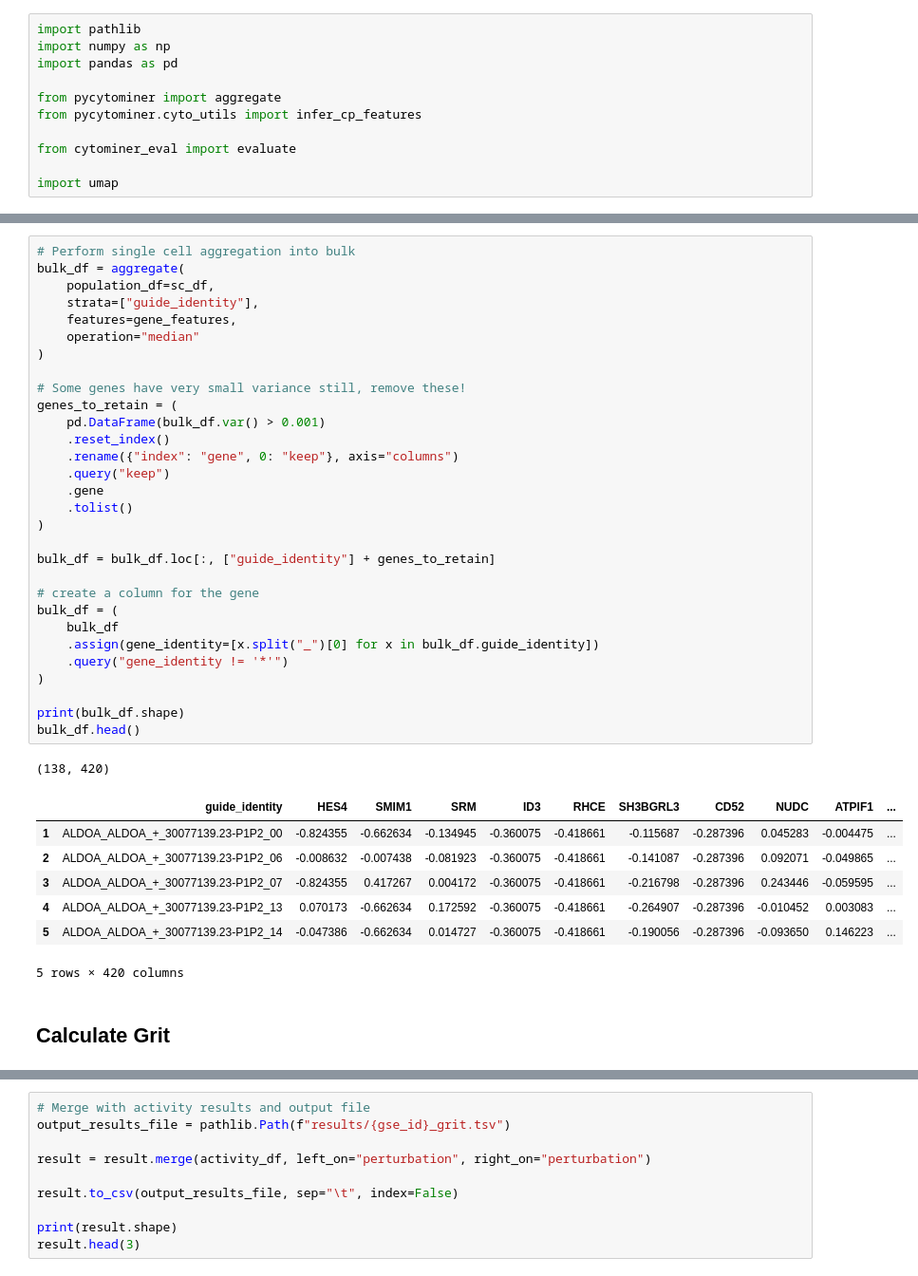
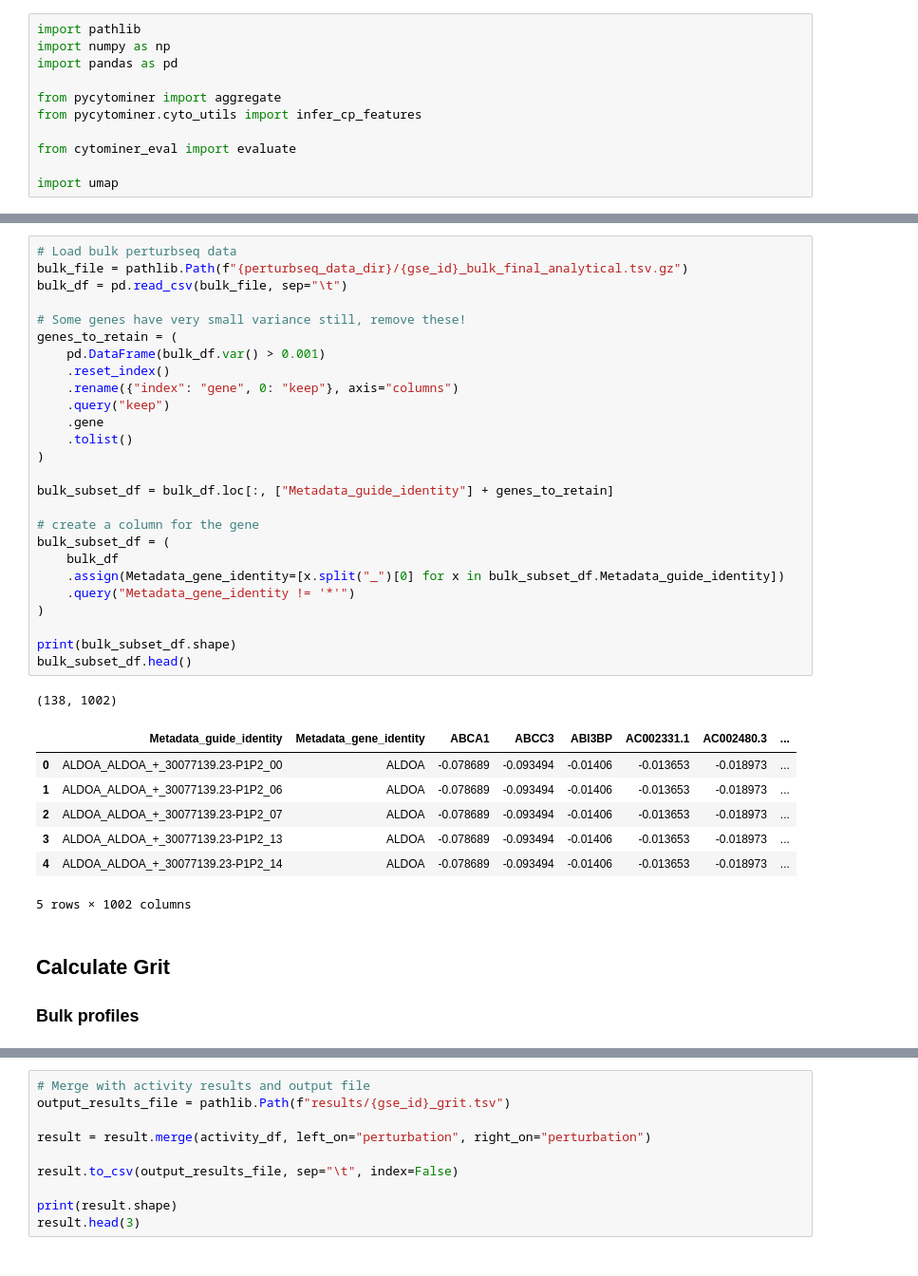
Before and after one commit to broadinstitute/grit-benchmark, a Jupyter notebook: 1.calculate-metrics/perturb-seq/0.calculate-grit-perturbseq.ipynb, the cells around one changed output, grey strips where cells are left out. Shown at 95% size. Drawn from its saved outputs; the diff is of its cells as text.

```diff
--- a/1.calculate-metrics/perturb-seq/0.calculate-grit-perturbseq.ipynb
+++ b/1.calculate-metrics/perturb-seq/0.calculate-grit-perturbseq.ipynb
@@ -90,41 +61,39 @@ sc_df.head()
 # %%
-# Perform single cell aggregation into bulk
-bulk_df = aggregate(
-    population_df=sc_df,
-    strata=["guide_identity"],
-    features=gene_features,
-    operation="median"
-)
+# Load bulk perturbseq data
+bulk_file = pathlib.Path(f"{perturbseq_data_dir}/{gse_id}_bulk_final_analytical.tsv.gz")
+bulk_df = pd.read_csv(bulk_file, sep="\t")
 
 # Some genes have very small variance still, remove these!
 genes_to_retain = (
     pd.DataFrame(bulk_df.var() > 0.001)
     .reset_index()
     .rename({"index": "gene", 0: "keep"}, axis="columns")
     .query("keep")
     .gene
     .tolist()
 )
 
-bulk_df = bulk_df.loc[:, ["guide_identity"] + genes_to_retain]
+bulk_subset_df = bulk_df.loc[:, ["Metadata_guide_identity"] + genes_to_retain]
 
 # create a column for the gene
-bulk_df = (
+bulk_subset_df = (
     bulk_df
-    .assign(gene_identity=[x.split("_")[0] for x in bulk_df.guide_identity])
-    .query("gene_identity != '*'")
+    .assign(Metadata_gene_identity=[x.split("_")[0] for x in bulk_subset_df.Metadata_guide_identity])
+    .query("Metadata_gene_identity != '*'")
 )
 
-print(bulk_df.shape)
-bulk_df.head()
+print(bulk_subset_df.shape)
+bulk_subset_df.head()
 # %% [output]
-(138, 420)
+(138, 1002)
-|  | guide_identity | HES4 | SMIM1 | SRM | ID3 | RHCE | SH3BGRL3 | CD52 | NUDC | ATPIF1 | ... |
-| 1 | ALDOA_ALDOA_+_30077139.23-P1P2_00 | -0.824355 | -0.662634 | -0.134945 | -0.360075 | -0.418661 | -0.115687 | -0.287396 | 0.045283 | -0.004475 | ... |
-| 2 | ALDOA_ALDOA_+_30077139.23-P1P2_06 | -0.008632 | -0.007438 | -0.081923 | -0.360075 | -0.418661 | -0.141087 | -0.287396 | 0.092071 | -0.049865 | ... |
-| 3 | ALDOA_ALDOA_+_30077139.23-P1P2_07 | -0.824355 | 0.417267 | 0.004172 | -0.360075 | -0.418661 | -0.216798 | -0.287396 | 0.243446 | -0.059595 | ... |
-| 4 | ALDOA_ALDOA_+_30077139.23-P1P2_13 | 0.070173 | -0.662634 | 0.172592 | -0.360075 | -0.418661 | -0.264907 | -0.287396 | -0.010452 | 0.003083 | ... |
-| 5 | ALDOA_ALDOA_+_30077139.23-P1P2_14 | -0.047386 | -0.662634 | 0.014727 | -0.360075 | -0.418661 | -0.190056 | -0.287396 | -0.093650 | 0.146223 | ... |
+|  | Metadata_guide_identity | Metadata_gene_identity | ABCA1 | ABCC3 | ABI3BP | AC002331.1 | AC002480.3 | ... |
+| 0 | ALDOA_ALDOA_+_30077139.23-P1P2_00 | ALDOA | -0.078689 | -0.093494 | -0.01406 | -0.013653 | -0.018973 | ... |
+| 1 | ALDOA_ALDOA_+_30077139.23-P1P2_06 | ALDOA | -0.078689 | -0.093494 | -0.01406 | -0.013653 | -0.018973 | ... |
+| 2 | ALDOA_ALDOA_+_30077139.23-P1P2_07 | ALDOA | -0.078689 | -0.093494 | -0.01406 | -0.013653 | -0.018973 | ... |
+| 3 | ALDOA_ALDOA_+_30077139.23-P1P2_13 | ALDOA | -0.078689 | -0.093494 | -0.01406 | -0.013653 | -0.018973 | ... |
+| 4 | ALDOA_ALDOA_+_30077139.23-P1P2_14 | ALDOA | -0.078689 | -0.093494 | -0.01406 | -0.013653 | -0.018973 | ... |
-5 rows × 420 columns
+5 rows × 1002 columns
 # %% [markdown]
 ## Calculate Grit
+
+### Bulk profiles
```
Also changed, not shown: parts of 20 cells of this notebook, 1 other file.
